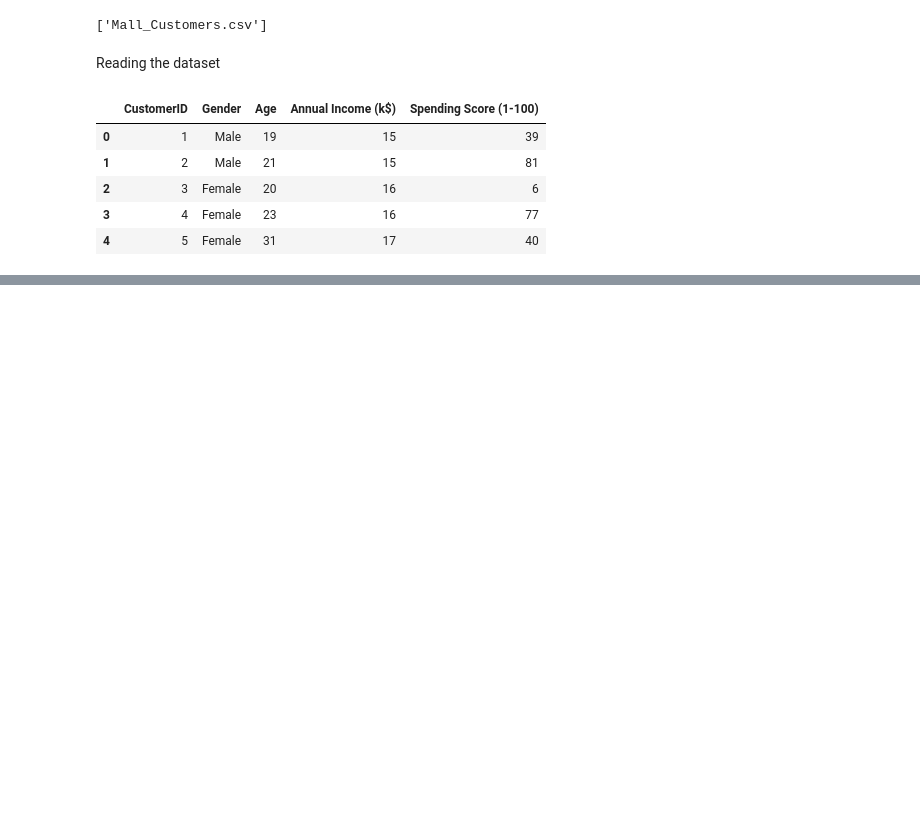
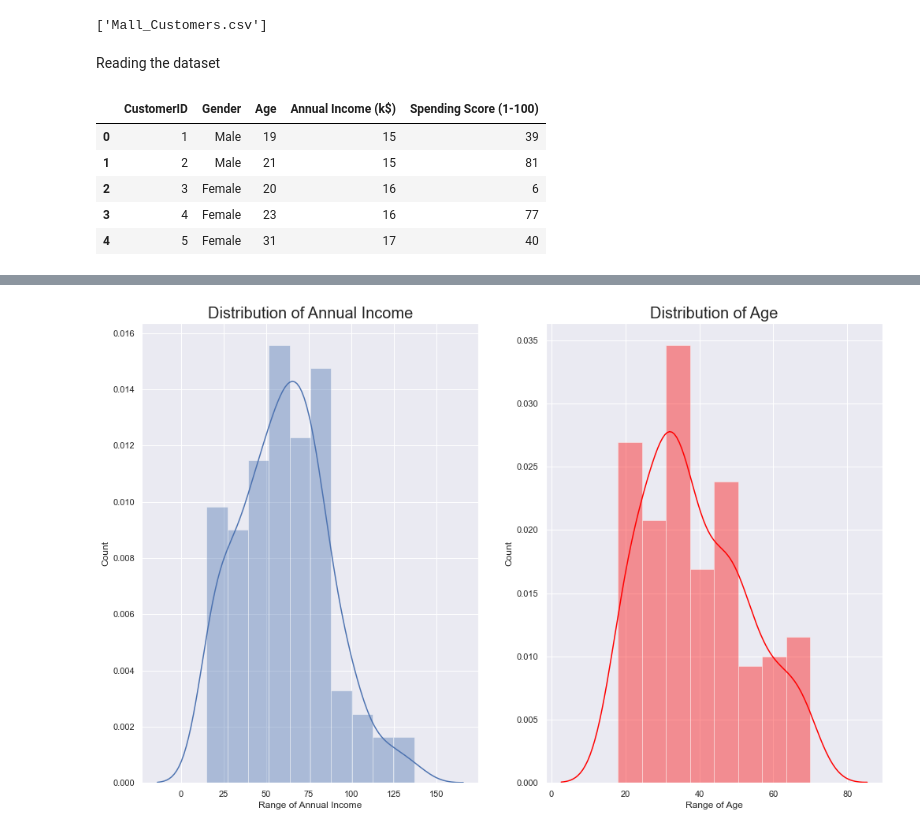
Before and after one commit to rubjmnz93/mall_customers_clustering_analysis, a Jupyter notebook: notebook/Mall_customers_clustering_analysis.ipynb, the cells around one changed output, grey strips where cells are left out. Drawn from its saved outputs; the diff is of its cells as text; code cells hidden in the pictures; blank space fills up the shorter version.

```diff
--- a/notebook/Mall_customers_clustering_analysis.ipynb
+++ b/notebook/Mall_customers_clustering_analysis.ipynb
@@ -56,0 +70,21 @@ data.describe()
+# %%
+import warnings
+warnings.filterwarnings('ignore')
+
+plt.subplot(1,2,1)
+sns.set(style='darkgrid')
+sns.distplot(data['Annual Income (k$)'])
+plt.title('Distribution of Annual Income', fontsize = 20)
+plt.xlabel('Range of Annual Income')
+plt.ylabel('Count')
+
+plt.subplot(1,2,2)
+sns.set(style='darkgrid')
+sns.distplot(data['Age'], color='red')
+plt.title('Distribution of Age', fontsize = 20)
+plt.xlabel('Range of Age')
+plt.ylabel('Count')
+
+plt.show()
+# %% [output]
+[figure, added]
```
Also changed, not shown: parts of 8 cells of this notebook.
